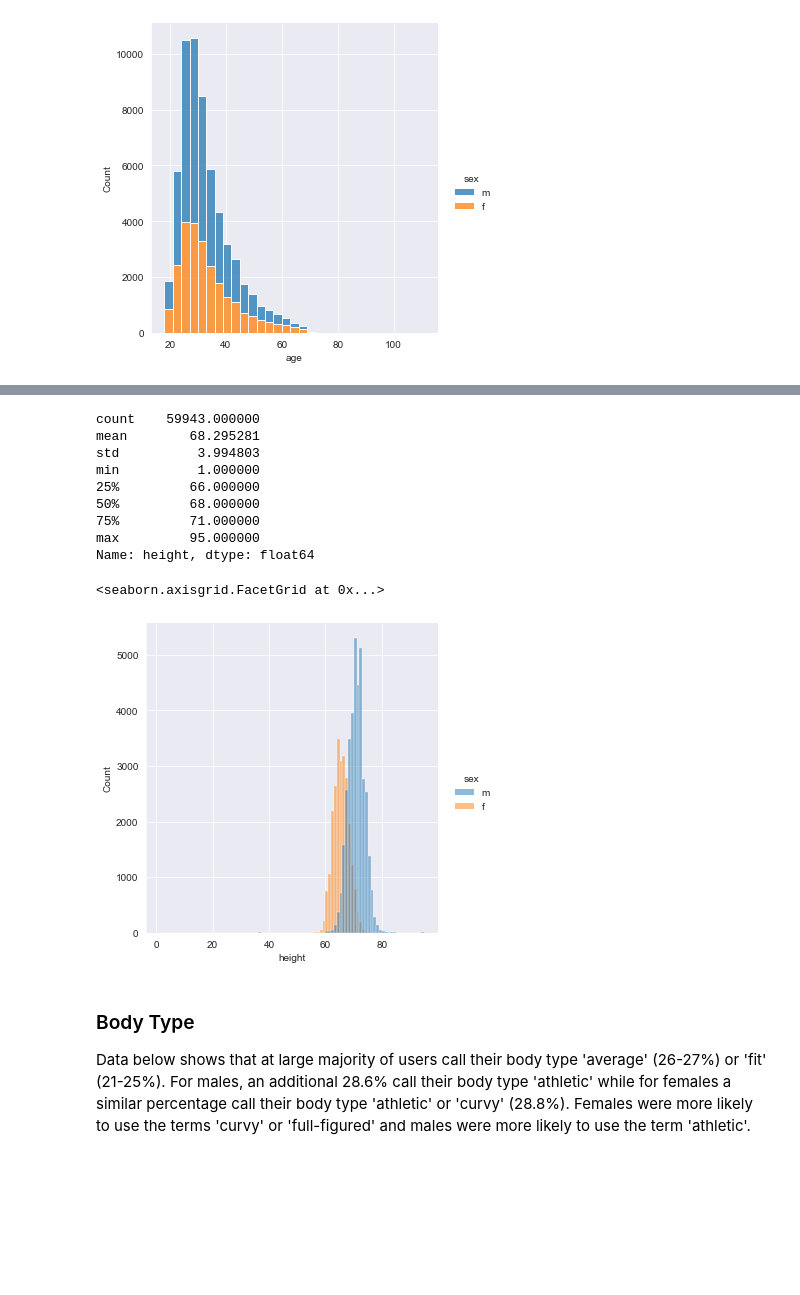
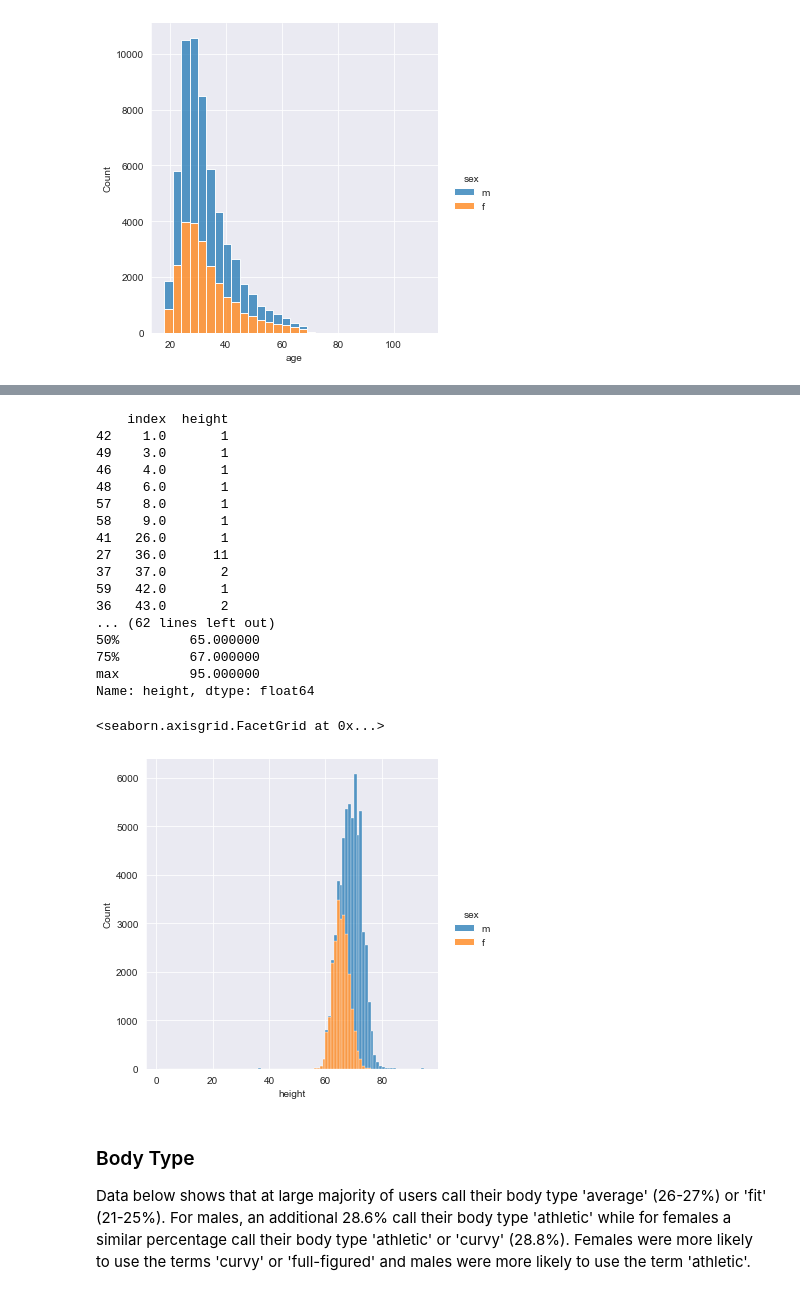
Before and after one commit to t-will-gillis/portfolio-ok_cupid_date-a-scientist, a Jupyter notebook: date-a-scientist.ipynb, the cells around one changed output, grey strips where cells are left out. Cells and saved outputs as stored; diff of their text form; code cells hidden in the pictures; blank space fills up the shorter version.

```diff
--- a/date-a-scientist.ipynb
+++ b/date-a-scientist.ipynb
@@ -607,18 +595,31 @@ Name: age, dtype: float64
 # %%
-print(profiles['height'].describe())
-sns.displot(data=profiles, x='height',kind='hist', binwidth=1, hue='sex')
+print(profiles['height'].value_counts().reset_index().sort_values(by='index'))
+
+profiles_ht_m = profiles[profiles['sex'] == 'm']['height'].describe()
+profiles_ht_f = profiles[profiles['sex'] == 'f']['height'].describe()
+print(profiles_ht_m, profiles_ht_f)
+
+sns.displot(data=profiles, x='height',kind='hist', binwidth=1, hue='sex', multiple='stack')
 # %% [output]
-count    59943.000000
-mean        68.295281
-std          3.994803
-min          1.000000
-25%         66.000000
-50%         68.000000
-75%         71.000000
+    index  height
+42    1.0       1
+49    3.0       1
+46    4.0       1
+48    6.0       1
+57    8.0       1
+58    9.0       1
+41   26.0       1
+27   36.0      11
+37   37.0       2
+59   42.0       1
+36   43.0       2
+... (62 lines left out)
+50%         65.000000
+75%         67.000000
 max         95.000000
 Name: height, dtype: float64
 <seaborn.axisgrid.FacetGrid at 0x...>
-[figure, old version]
+[figure, new version]
 # %% [markdown]
 ### Body Type
 
```
Also changed, not shown: parts of 35 cells of this notebook, 3 other files.
